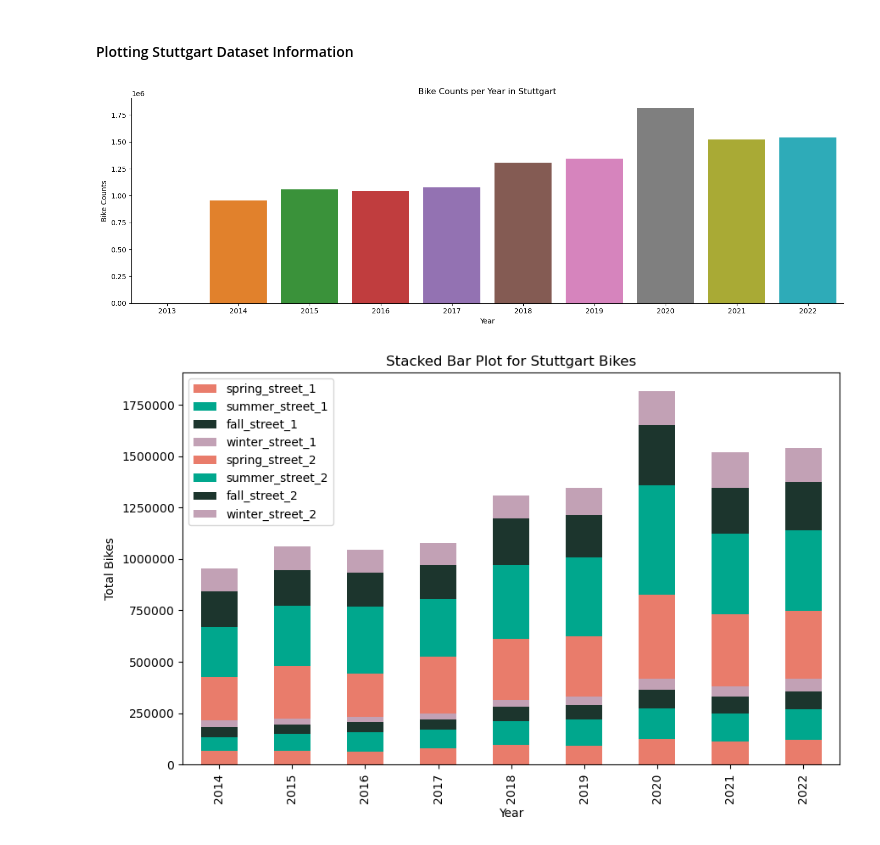
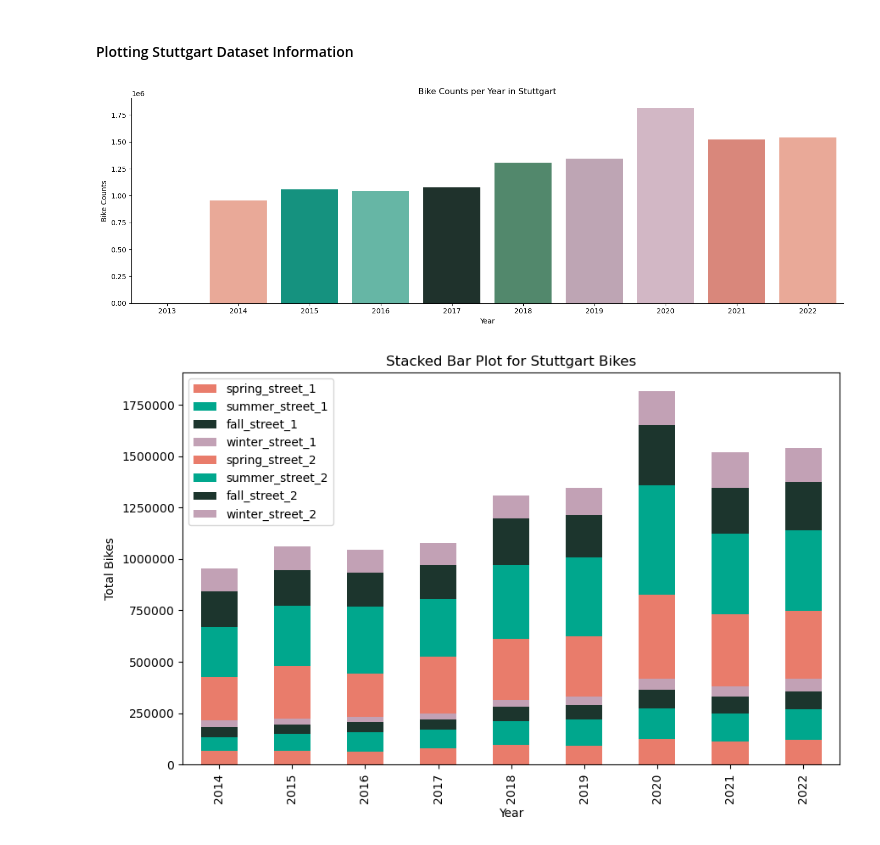
Before and after one commit to caropaezBSH/CaroPeThesis, a Jupyter notebook: Stuttgart_Notebook.ipynb, the cells around one changed output. Cells and saved outputs as stored; diff of their text form; code cells hidden in the pictures.

Commit message:
changed color palette, to see how viz change with color

```diff
--- a/Stuttgart_Notebook.ipynb
+++ b/Stuttgart_Notebook.ipynb
@@ -43,14 +43,18 @@ memory usage: 1.1 KB
 # %% [markdown]
 #### Plotting Stuttgart Dataset Information
 # %%
-sns.catplot(data=df_stuttgart, x='jahr', y='total_bikes_both_streets', kind='bar', aspect=3)
+base_colors = ['#e97c6b', '#f7a18a', '#00a78d', '#59c3ad', '#1c352d', '#49916b', '#c2a1b5', '#d6b3c5']
+
+with sns.color_palette(base_colors):
+    #sns.set_palette(base_colors)
+    sns.catplot(data=df_stuttgart, x='jahr', y='total_bikes_both_streets', kind='bar', aspect=3,palette=base_colors)
 plt.title('Bike Counts per Year in Stuttgart')
 plt.xlabel('Year')
 plt.ylabel('Bike Counts')
 plt.tight_layout()
 plt.show()
 # %% [output]
-[figure, old version]
+[figure, new version]
 # %%
 df_stuttgart = df_stuttgart.drop(columns=['total_bikes_both_streets','total_bikes_street_1','total_bikes_street_2'])
 
```
Also changed, not shown: parts of 1 cell of this notebook.
